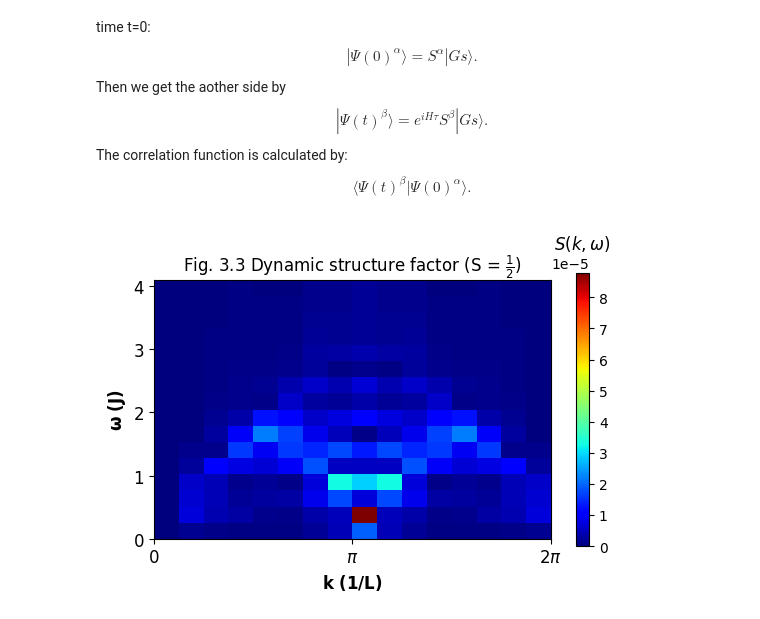
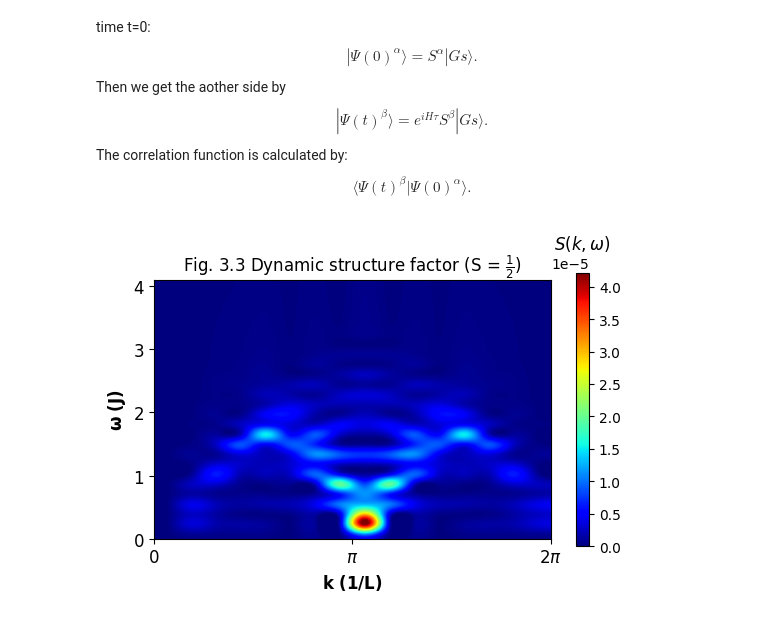
Before and after one commit to DavidGoing/DMRG, a Jupyter notebook: DMRG_TEBD.ipynb, the cells around one changed output. Saved outputs shown, nothing was run; the diff lists cells and outputs as text; code cells hidden in the pictures.

```diff
--- a/DMRG_TEBD.ipynb
+++ b/DMRG_TEBD.ipynb
@@ -484,8 +484,8 @@ def check_othogonal(MPS):
 
 print("Normalizatin check of Ground state",state_overlap(Gs,Gs))
 
-tau =0.02 # 0.02
-time_slice = 600 # 600
+tau =0.02
+time_slice = 1000
 Evolution_Sz = np.zeros((time_slice+1,N),dtype=complex)
 Correlaion_SpSm = np.zeros((time_slice+1,N),dtype=complex)
 
@@ -660,30 +660,30 @@ $$
 # %%
 phase_factor = [np.exp(Energy*1j*tau*i) for i in range(-time_slice,time_slice+1)]
 
 Correlation = np.transpose(np.array(Correlaion_SpSm))
 Correlation = np.concatenate((np.flip(Correlation[:, 1:].conjugate(), axis=1), Correlation), axis=1)
 Correlation = Correlation @ np.diag(phase_factor)
 Correlation = np.fft.ifftshift(Correlation, axes=1)
 Spec = np.absolute(np.fft.fft(np.fft.ifft(Correlation, axis=1), axis=0))
 Spec = Spec/np.size(Spec)
 Spec = Spec[:, 0:int(4.0 * tau * (2 * time_slice + 1) / (2 * np.pi)) + 1]
 NumOmega = np.shape(Spec)[1]
 fig, ax = plt.subplots()
-im = ax.imshow(abs(Spec).T, interpolation='none', cmap="jet",
+im = ax.imshow(abs(Spec).T, interpolation='Spline36', cmap="jet",
                origin='lower', extent=[0,2*np.pi,0,4.1],
                vmax=abs(Spec).max(), vmin=0)
 
 plt.xticks([0,np.pi,2*np.pi],['0',r"$\pi$",r"$2\pi$"],fontsize = 12)
 plt.xlabel(r'$\mathbf{k \ (1/L)}$',fontsize = 12)
 plt.yticks([0,1,2,3,4],fontsize = 12)
 plt.ylabel(r'$\mathbf{\omega \ (J)}$',fontsize = 12)
 cbar = fig.colorbar(im, ax=ax,shrink = 0.74)
 # cbar.set_label(r'$S(k,\omega)$')
 cbar.ax.set_title(r'$S(k,\omega)$')
 # cbar.ax.yaxis.set_label_coords(5.4, 0.5)
 # cbar.ax.yaxis.label.set_rotation(270)
 
 ax.set_title(r'Fig. 3.3 Dynamic structure factor (S = $\frac{1}{2}$)')
 plt.show()
 # %% [output]
-[figure, old version]
+[figure, new version]
```
Also changed, not shown: parts of 2 cells of this notebook.
